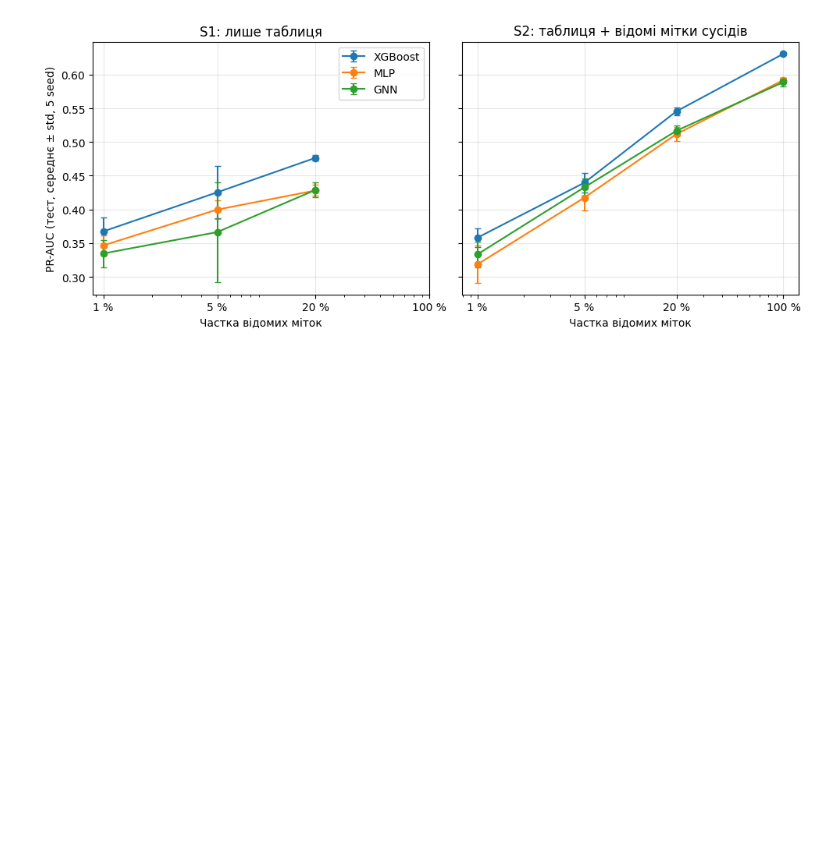
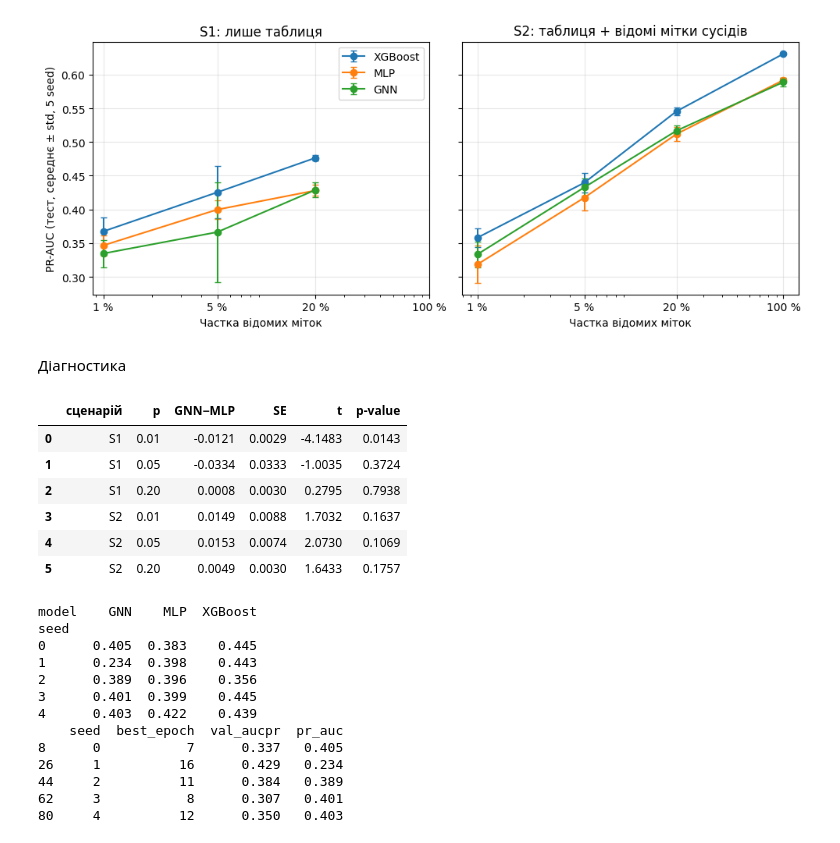
Before and after one commit to kanevskkyy/graph-antifraud, a Jupyter notebook: notebooks/14-ieee-cis-low-labels.ipynb, the cells around one changed output. Cells and saved outputs as stored; diff of their text form; code cells hidden in the pictures; blank space fills up the shorter version.

Commit message:
exp: low-label regime, 5 seeds + 10-seed replication: GNN-MLP not significant (S2 1%: +0.004, 5%: -0.001); XGBoost best

```diff
--- a/notebooks/14-ieee-cis-low-labels.ipynb
+++ b/notebooks/14-ieee-cis-low-labels.ipynb
@@ -408,3 +408,38 @@ plt.tight_layout(); plt.savefig("results/figures/ieee_cis_low_labels.png", dpi=2
 | 4 | S2 | 0.05 | 0.0153 | 0.0165 | 0.0222 | True |
 | 5 | S2 | 0.20 | 0.0049 | 0.0067 | 0.0338 | False |
 [figure]
+# %% [markdown]
+Діагностика
+# %%
+from scipy import stats
+R = pd.DataFrame(rows)
+rt = []
+for (scen, p), g in R.groupby(["scenario", "p"]):
+    pv = g.pivot(index="seed", columns="model", values="pr_auc")
+    d = pv["GNN"] - pv["MLP"]; t, pval = stats.ttest_1samp(d, 0.0)
+    rt.append({"сценарій": scen, "p": p, "GNN−MLP": d.mean(), "SE": d.std() / np.sqrt(len(d)),
+               "t": t, "p-value": pval})
+display(pd.DataFrame(rt).round(4))
+print(R[(R.scenario == "S1") & (R.p == 0.05)].pivot(index="seed", columns="model", values="pr_auc").round(3))
+print(R[(R.scenario == "S1") & (R.p == 0.05) & (R.model == "GNN")][["seed", "best_epoch", "val_aucpr", "pr_auc"]].round(3))
+# %% [output]
+|  | сценарій | p | GNN−MLP | SE | t | p-value |
+| 0 | S1 | 0.01 | -0.0121 | 0.0029 | -4.1483 | 0.0143 |
+| 1 | S1 | 0.05 | -0.0334 | 0.0333 | -1.0035 | 0.3724 |
+| 2 | S1 | 0.20 | 0.0008 | 0.0030 | 0.2795 | 0.7938 |
+| 3 | S2 | 0.01 | 0.0149 | 0.0088 | 1.7032 | 0.1637 |
+| 4 | S2 | 0.05 | 0.0153 | 0.0074 | 2.0730 | 0.1069 |
+| 5 | S2 | 0.20 | 0.0049 | 0.0030 | 1.6433 | 0.1757 |
+model    GNN    MLP  XGBoost
+seed
+0      0.405  0.383    0.445
+1      0.234  0.398    0.443
+2      0.389  0.396    0.356
+3      0.401  0.399    0.445
+4      0.403  0.422    0.439
+    seed  best_epoch  val_aucpr  pr_auc
+8      0           7      0.337   0.405
+26     1          16      0.429   0.234
+44     2          11      0.384   0.389
+62     3           8      0.307   0.401
+80     4          12      0.350   0.403
```
Also changed, not shown: parts of 2 cells of this notebook, 2 other files.
